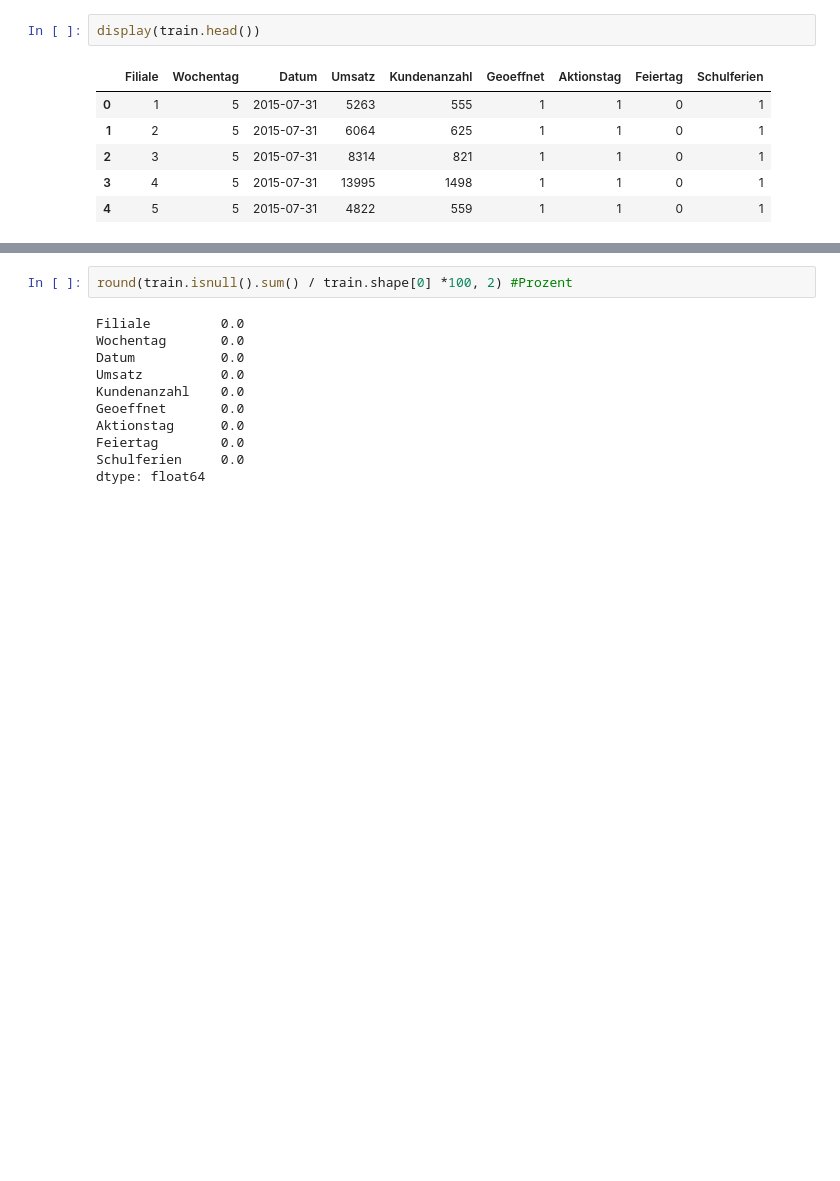
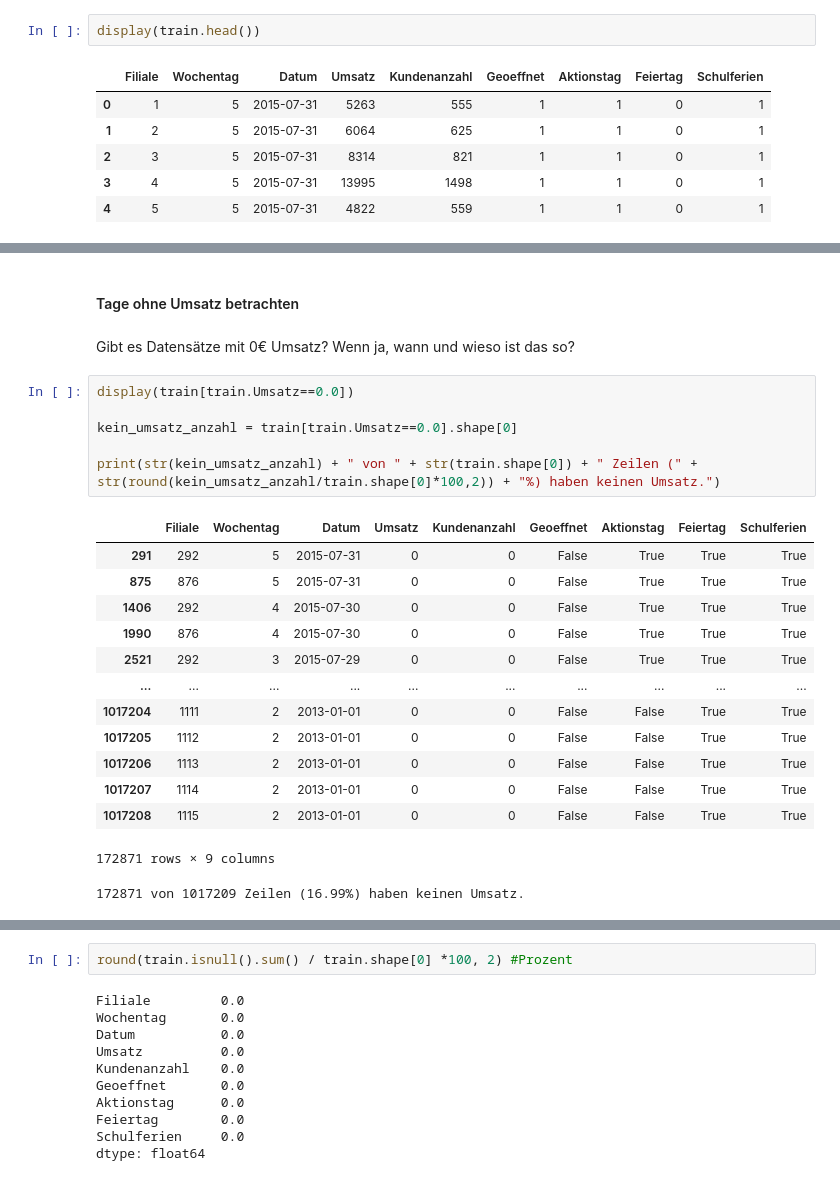
Before and after one commit to AliceKitchkin/Forecasting-Rossmann-Store-Sales, a Jupyter notebook: Forecasting_Notebook.ipynb, the cells around one changed output, grey strips where cells are left out. Cells and saved outputs as stored; diff of their text form; blank space fills up the shorter version.

```diff
--- a/Forecasting_Notebook.ipynb
+++ b/Forecasting_Notebook.ipynb
@@ -123,0 +149,25 @@ display(pd.concat([dtypes, describe]))
+# %% [markdown]
+#### Tage ohne Umsatz betrachten
+# %% [markdown]
+Gibt es Datensätze mit 0€ Umsatz? Wenn ja, wann und wieso ist das so?
+# %%
+display(train[train.Umsatz==0.0])
+
+kein_umsatz_anzahl = train[train.Umsatz==0.0].shape[0]
+
+print(str(kein_umsatz_anzahl) + " von " + str(train.shape[0]) + " Zeilen (" + str(round(kein_umsatz_anzahl/train.shape[0]*100,2)) + "%) haben keinen Umsatz.")
+# %% [output]
+|  | Filiale | Wochentag | Datum | Umsatz | Kundenanzahl | Geoeffnet | Aktionstag | Feiertag | Schulferien |
+| 291 | 292 | 5 | 2015-07-31 | 0 | 0 | False | True | True | True |
+| 875 | 876 | 5 | 2015-07-31 | 0 | 0 | False | True | True | True |
+| 1406 | 292 | 4 | 2015-07-30 | 0 | 0 | False | True | True | True |
+| 1990 | 876 | 4 | 2015-07-30 | 0 | 0 | False | True | True | True |
+| 2521 | 292 | 3 | 2015-07-29 | 0 | 0 | False | True | True | True |
+| ... | ... | ... | ... | ... | ... | ... | ... | ... | ... |
+| 1017204 | 1111 | 2 | 2013-01-01 | 0 | 0 | False | False | True | True |
+| 1017205 | 1112 | 2 | 2013-01-01 | 0 | 0 | False | False | True | True |
+| 1017206 | 1113 | 2 | 2013-01-01 | 0 | 0 | False | False | True | True |
+| 1017207 | 1114 | 2 | 2013-01-01 | 0 | 0 | False | False | True | True |
+| 1017208 | 1115 | 2 | 2013-01-01 | 0 | 0 | False | False | True | True |
+172871 rows × 9 columns
+172871 von 1017209 Zeilen (16.99%) haben keinen Umsatz.
```
Also changed, not shown: parts of 18 cells of this notebook.
